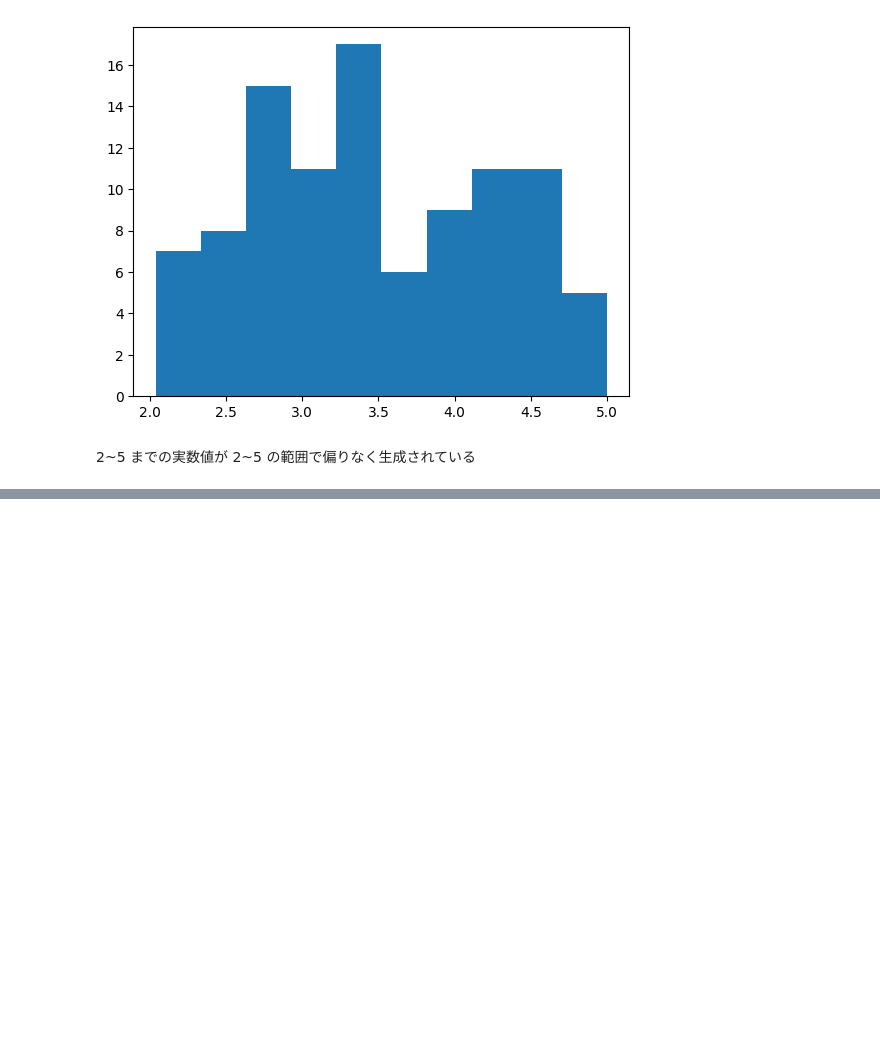
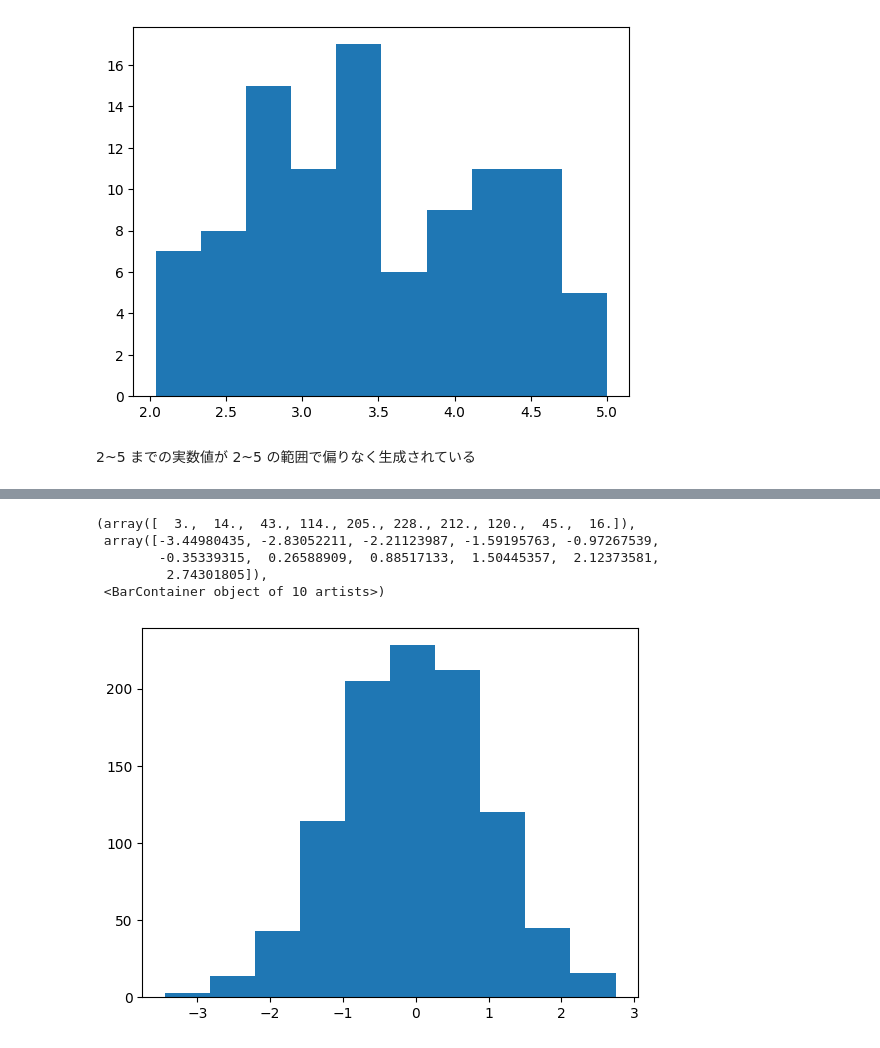
Before and after one commit to 1024xx4/bayes_machine_learning, a Jupyter notebook: probability_distribution.ipynb, the cells around one changed output, grey strips where cells are left out. Drawn from its saved outputs; the diff is of its cells as text; code cells hidden in the pictures; blank space fills up the shorter version.

Commit message:
Feat: Gauss分布（Gaussian Distribution）を学ぶ#1

```diff
--- a/probability_distribution.ipynb
+++ b/probability_distribution.ipynb
@@ -274,0 +280,16 @@ plt.hist(X, bins=10)
+# %%
+# Gauss分布を定義
+normal_dist = stats.norm(0.0, 1.0)  # µ=0, σ=1（※標準正規分布）
+
+# 定義した Gauss分布から 1000個の Sample を生成
+X = normal_dist.rvs(1000)
+
+# Histogram を描く
+plt.hist(X, bins=10)
+# %% [output]
+(array([  3.,  14.,  43., 114., 205., 228., 212., 120.,  45.,  16.]),
+ array([-3.44980435, -2.83052211, -2.21123987, -1.59195763, -0.97267539,
+        -0.35339315,  0.26588909,  0.88517133,  1.50445357,  2.12373581,
+         2.74301805]),
+ <BarContainer object of 10 artists>)
+[figure, added]
```
Also changed, not shown: parts of 4 cells of this notebook.
